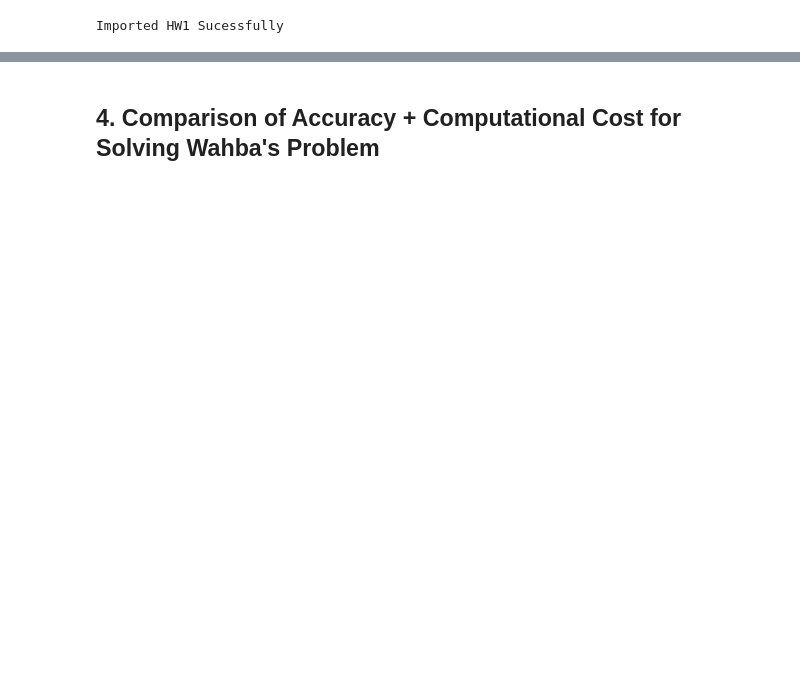
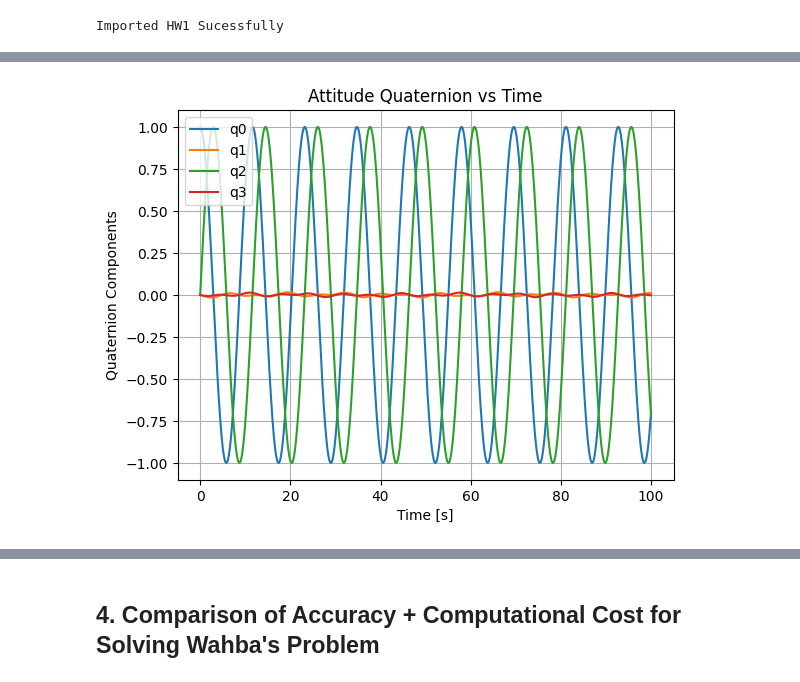
Before and after one commit to nrmiller-lab/TESS-ADCS-Project, a Jupyter notebook: HW2/HW2Code.ipynb, the cells around one changed output, grey strips where cells are left out. Cells and saved outputs as stored; diff of their text form; code cells hidden in the pictures; blank space fills up the shorter version.

```diff
--- a/HW2/HW2Code.ipynb
+++ b/HW2/HW2Code.ipynb
@@ -219,0 +15,81 @@ plt.show()
+# %%
+# Initial conditions
+r0 = np.array([7000, 0, 0])  # km
+v0 = np.array([0, 7.5, 0])   # km/s
+
+state0 = np.concatenate([r0, v0, q0 , w0, rho0])
+
+def full_dynamics(t, x, J):
+
+    r = x[0:3]
+    v = x[3:6]
+    q = x[6:10]
+    w = x[10:13]
+    rho = x[13:16]
+
+    q = q / np.linalg.norm(q)
+
+    # ORBIT
+    mu = 398600.4418
+    r_norm = np.linalg.norm(r)
+    a = -mu * r / r_norm**3
+
+    # ATTITUDE (same as 1.4)
+    q_dot = 0.5 * G(q) @ w
+    w_dot = -np.linalg.solve(J, hat(w) @ (J @ w + rho))
+    rho_dot = np.zeros(3)
+
+    return np.hstack([v, a, q_dot, w_dot, rho_dot])
+
+# Integrate
+tspan = (0, 100)  # seconds (several nutation periods)
+sol = solve_ivp(lambda t, y: full_dynamics(t, y, J),
+                tspan, state0, rtol=1e-9, atol=1e-12)
+
+
+# Extract results
+q_sol = sol.y[6:10,:]  # quaternion
+omega_sol = sol.y[10:13,:]
+
+# Solar panel pointing
+n_B = np.array([0,1,0])
+s_ECI = np.array([1,0,0])
+
+q_sol_cont = q_sol.copy()
+
+pointing_error = []
+
+for k in range(q_sol_cont.shape[1]):
+    qk = q_sol_cont[:, k]
+    q0,q1,q2,q3 = qk
+    R = np.array([
+        [1-2*(q2**2+q3**2), 2*(q1*q2-q0*q3), 2*(q1*q3+q0*q2)],
+        [2*(q1*q2+q0*q3), 1-2*(q1**2+q3**2), 2*(q2*q3-q0*q1)],
+        [2*(q1*q3-q0*q2), 2*(q2*q3+q0*q1), 1-2*(q1**2+q2**2)]
+    ])
+    n_ECI = R @ n_B
+    err = np.arccos(np.clip(np.dot(n_ECI, s_ECI)/np.linalg.norm(n_ECI), -1,1))
+    pointing_error.append(np.degrees(err))
+
+pointing_error = np.array(pointing_error)
+
+# Plot results
+t = sol.t
+q_norm = np.sqrt(np.sum(q_sol**2, axis=0))
+plt.figure()
+plt.plot(t, q_sol.T)
+plt.xlabel('Time [s]')
+plt.ylabel('Quaternion Components')
+plt.title('Attitude Quaternion vs Time')
+plt.legend(['q0','q1','q2','q3'])
+plt.grid()
+
+plt.figure()
+plt.plot(t, pointing_error-90)
+plt.xlabel('Time [s]')
+plt.ylabel('Solar Panel Pointing Error [deg]')
+plt.title('Solar Panel Pointing Error vs Time')
+plt.grid()
+plt.show()
+# %% [output]
+[figure, added]
```
Also changed, not shown: parts of 10 cells of this notebook.
